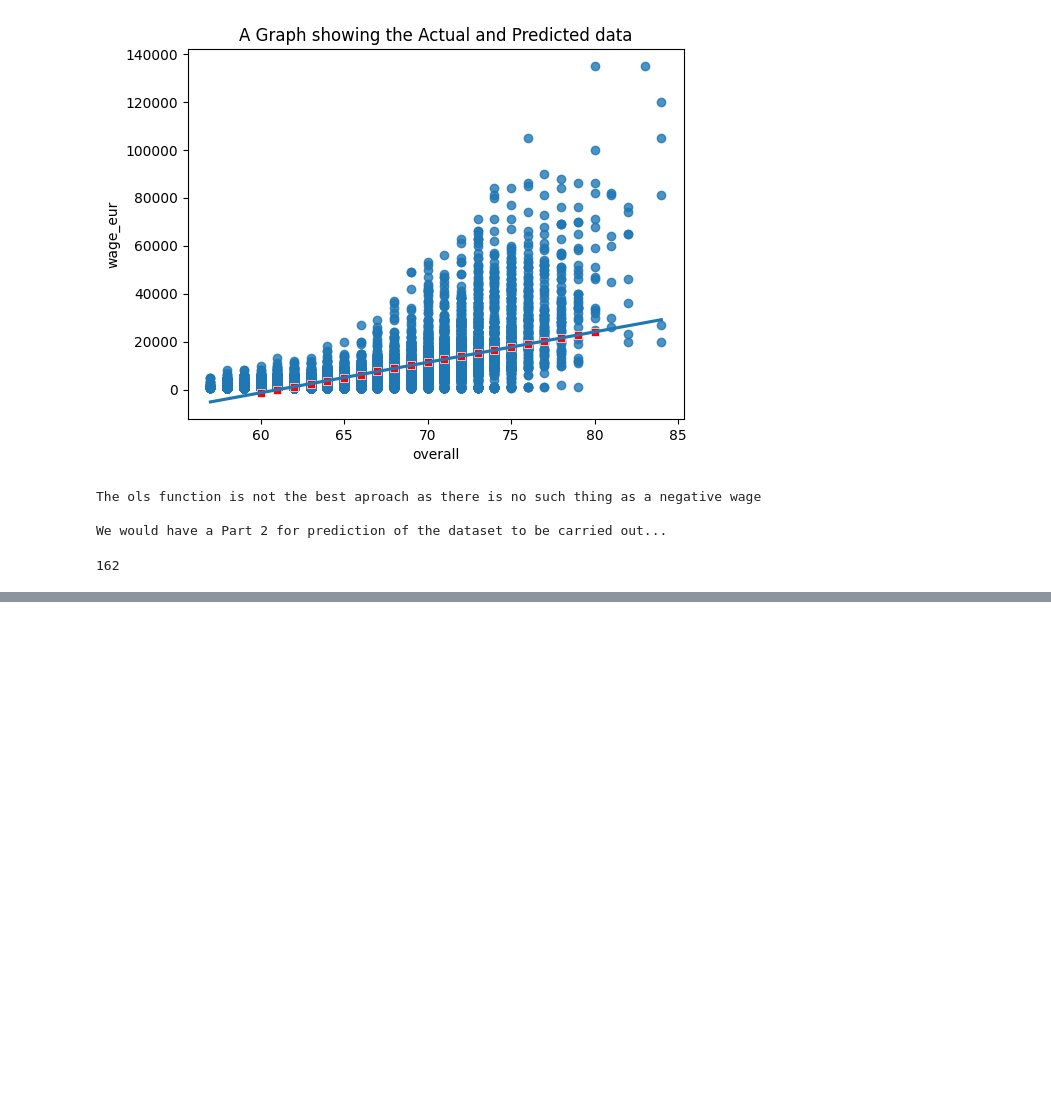
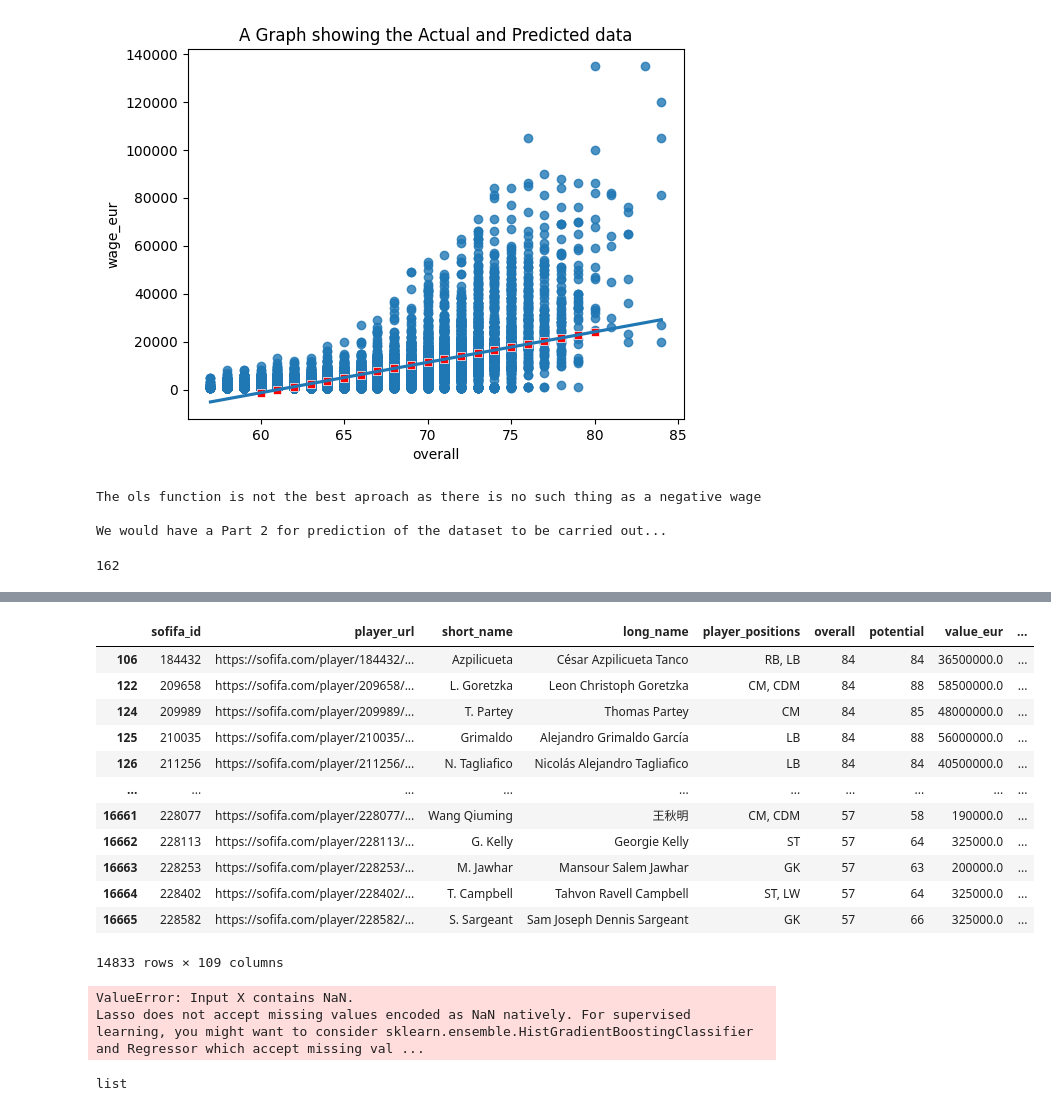
Before and after one commit to ToluPaul/Fifa-22_analysis, a Jupyter notebook: Fifa.ipynb, the cells around one changed output, grey strips where cells are left out. Cells and saved outputs as stored; diff of their text form; code cells hidden in the pictures; blank space fills up the shorter version.

```diff
--- a/Fifa.ipynb
+++ b/Fifa.ipynb
@@ -460,0 +515,38 @@ p21['nationality_id'].nunique()
+# %%
+#p21_clean_nouiuyo = p21_no_outlier.drop('nation_logo_url', axis=1)
+#p21_clean_nout = p21_no_outlier.dropna()
+p21_clean_nouiuyo
+# %% [output]
+|  | sofifa_id | player_url | short_name | long_name | player_positions | overall | potential | value_eur | ... |
+| 106 | 184432 | https://sofifa.com/player/184432/... | Azpilicueta | César Azpilicueta Tanco | RB, LB | 84 | 84 | 36500000.0 | ... |
+| 122 | 209658 | https://sofifa.com/player/209658/... | L. Goretzka | Leon Christoph Goretzka | CM, CDM | 84 | 88 | 58500000.0 | ... |
+| 124 | 209989 | https://sofifa.com/player/209989/... | T. Partey | Thomas Partey | CM | 84 | 85 | 48000000.0 | ... |
+| 125 | 210035 | https://sofifa.com/player/210035/... | Grimaldo | Alejandro Grimaldo García | LB | 84 | 88 | 56000000.0 | ... |
+| 126 | 211256 | https://sofifa.com/player/211256/... | N. Tagliafico | Nicolás Alejandro Tagliafico | LB | 84 | 84 | 40500000.0 | ... |
+| ... | ... | ... | ... | ... | ... | ... | ... | ... | ... |
+| 16661 | 228077 | https://sofifa.com/player/228077/... | Wang Qiuming | 王秋明 | CM, CDM | 57 | 58 | 190000.0 | ... |
+| 16662 | 228113 | https://sofifa.com/player/228113/... | G. Kelly | Georgie Kelly | ST | 57 | 64 | 325000.0 | ... |
+| 16663 | 228253 | https://sofifa.com/player/228253/... | M. Jawhar | Mansour Salem Jawhar | GK | 57 | 63 | 200000.0 | ... |
+| 16664 | 228402 | https://sofifa.com/player/228402/... | T. Campbell | Tahvon Ravell Campbell | ST, LW | 57 | 64 | 325000.0 | ... |
+| 16665 | 228582 | https://sofifa.com/player/228582/... | S. Sargeant | Sam Joseph Dennis Sargeant | GK | 57 | 66 | 325000.0 | ... |
+14833 rows × 109 columns
+# %%
+
+X = featur.values
+y= p21_no_outlier[targ_col].values
+featur_col = featur.columns.values.tolist()
+lasso = Lasso(alpha=1)
+lasso.fit(X, y)
+
+lasso_coef = lasso.fit(X, y).coef_
+print(lasso_coef)
+plt.plot(featur_col, lasso_coef)
+plt.xticks(rotation=90)
+plt.show()
+# %% [output]
+ValueError: Input X contains NaN.
+Lasso does not accept missing values encoded as NaN natively. For supervised learning, you might want to consider sklearn.ensemble.HistGradientBoostingClassifier and Regressor which accept missing val ...
+# %%
+features.columns.values.tolist())
+# %% [output]
+list
```
Also changed, not shown: parts of 7 cells of this notebook.
